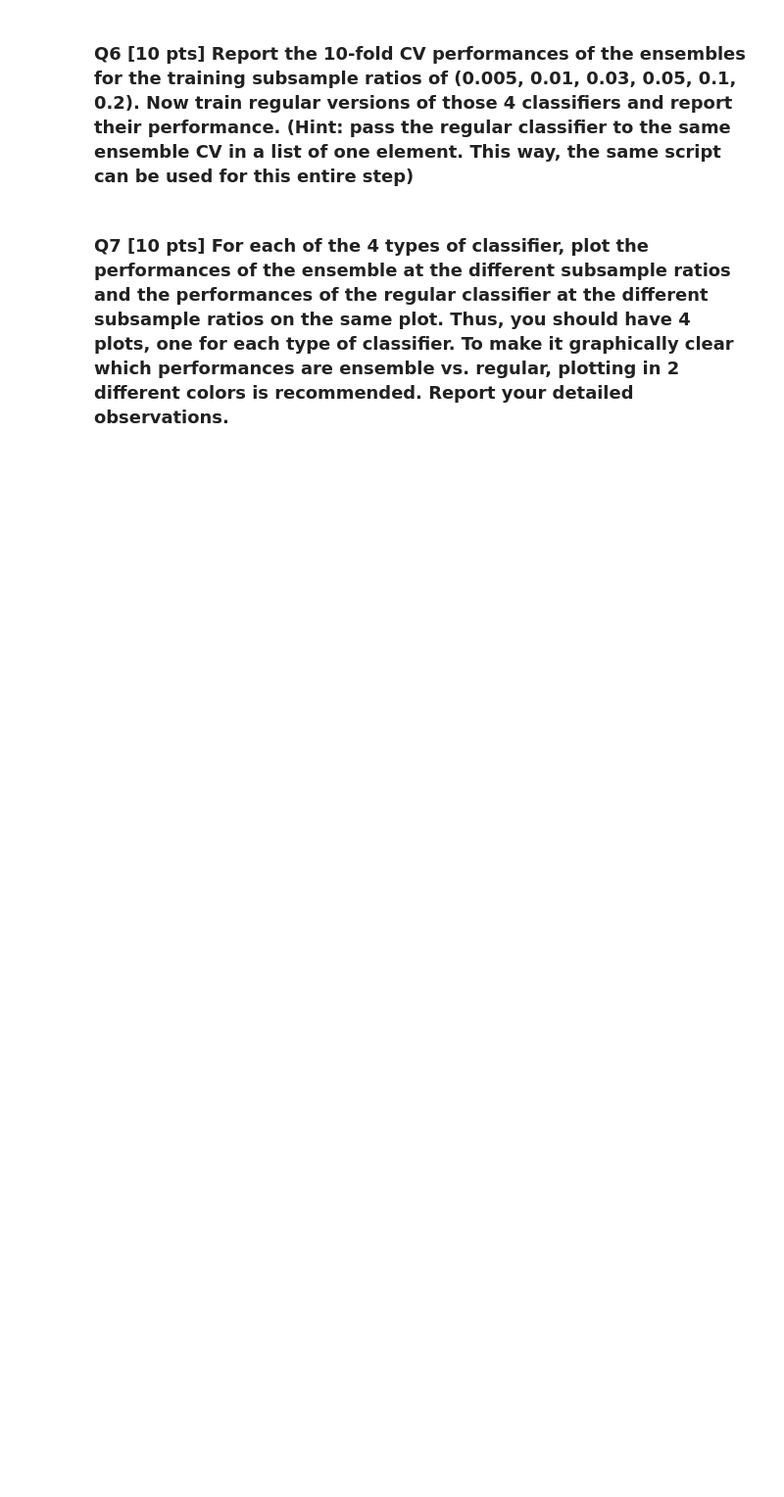
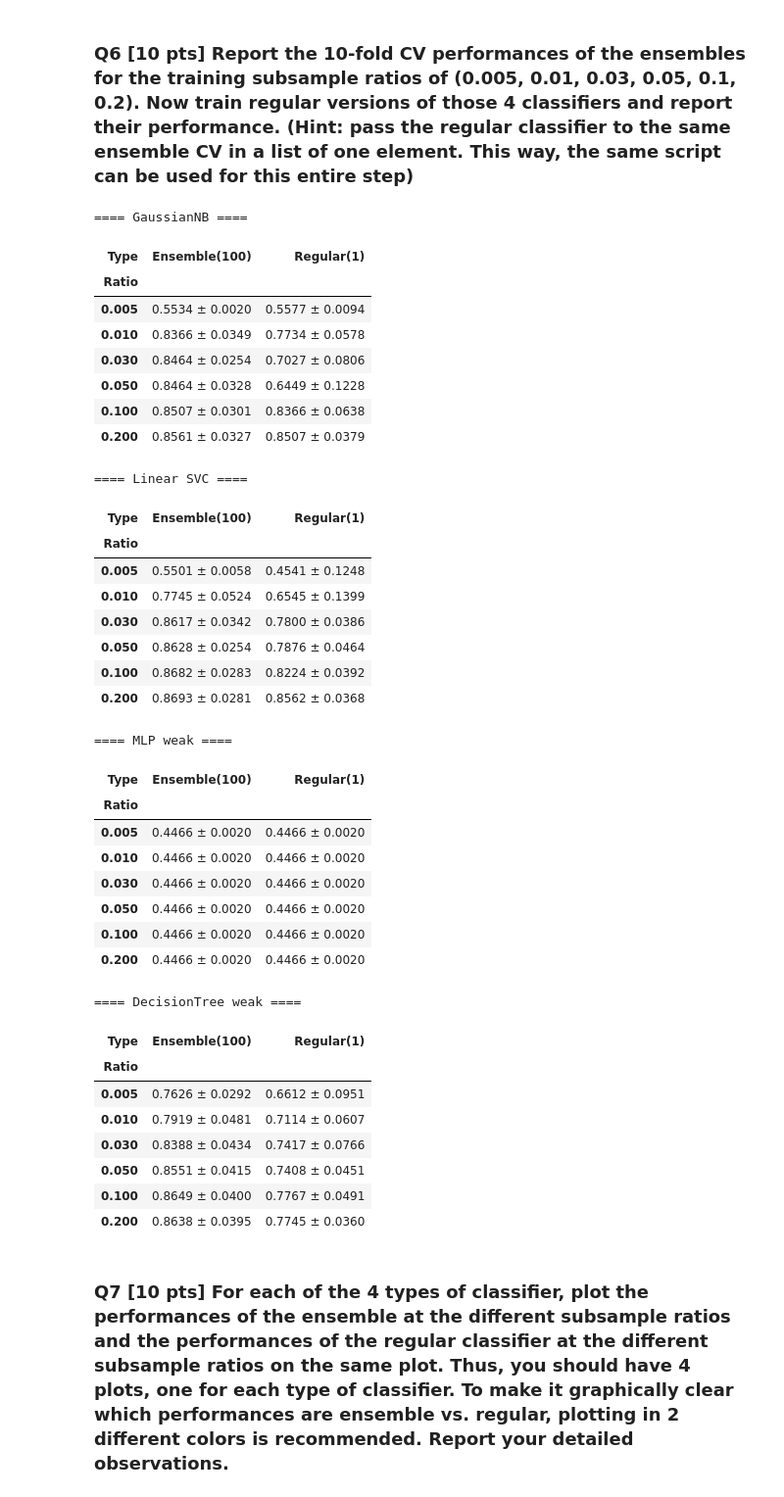
Before and after one commit to drenard921/JHU_AML, a Jupyter notebook: HW6/drenard_Assignment06_ML.ipynb, the cells around one changed output. Shown at 98% size. Drawn from its saved outputs; the diff is of its cells as text; code cells hidden in the pictures; blank space fills up the shorter version.

```diff
--- a/HW6/drenard_Assignment06_ML.ipynb
+++ b/HW6/drenard_Assignment06_ML.ipynb
@@ -42,4 +452,76 @@ classifier first.
 # %% [markdown]
 ### Q6 [10 pts] Report the 10-fold CV performances of the ensembles for the training subsample ratios of (0.005, 0.01, 0.03, 0.05, 0.1, 0.2). Now train regular versions of those 4 classifiers and report their performance. (Hint: pass the regular classifier to the same ensemble CV in a list of one element. This way, the same script can be used for this entire step)
+# %%
+# Ratios requested
+ratios = [0.005, 0.01, 0.03, 0.05, 0.1, 0.2]
+
+# We'll reuse your Q5 function:
+# eval_ensemble_cv(ensemble, subsample_ratio) -> (mean, std)
+
+def sweep_ratios(name, ensemble_list, ratios):
+    rows = []
+    for r in ratios:
+        mean_acc, std_acc = eval_ensemble_cv(ensemble_list, subsample_ratio=r)
+        rows.append({"Model": name, "Type": "Ensemble(100)", "Ratio": r,
+                     "MeanAcc": mean_acc, "StdAcc": std_acc})
+
+        # regular version: list of ONE element (as hinted)
+        mean_acc1, std_acc1 = eval_ensemble_cv([ensemble_list[0]], subsample_ratio=r)
+        rows.append({"Model": name, "Type": "Regular(1)", "Ratio": r,
+                     "MeanAcc": mean_acc1, "StdAcc": std_acc1})
+    return rows
+
+all_rows = []
+all_rows += sweep_ratios("GaussianNB", ensemble_gnb, ratios)
+all_rows += sweep_ratios("Linear SVC", ensemble_svc, ratios)
+all_rows += sweep_ratios("MLP weak", ensemble_mlp, ratios)
+all_rows += sweep_ratios("DecisionTree weak", ensemble_dt, ratios)
+
+results_df = pd.DataFrame(all_rows)
+
+# Pretty print: one model at a time
+for model_name in results_df["Model"].unique():
+    print("\n====", model_name, "====")
+    sub = results_df[results_df["Model"] == model_name].copy()
+    sub["Acc"] = sub.apply(lambda r: f"{r['MeanAcc']:.4f} ± {r['StdAcc']:.4f}", axis=1)
+    pivot = sub.pivot(index="Ratio", columns="Type", values="Acc")
+    display(pivot)
+# %% [output]
+==== GaussianNB ====
+| Type | Ensemble(100) | Regular(1) |
+| Ratio |  |  |
+| 0.005 | 0.5534 ± 0.0020 | 0.5577 ± 0.0094 |
+| 0.010 | 0.8366 ± 0.0349 | 0.7734 ± 0.0578 |
+| 0.030 | 0.8464 ± 0.0254 | 0.7027 ± 0.0806 |
+| 0.050 | 0.8464 ± 0.0328 | 0.6449 ± 0.1228 |
+| 0.100 | 0.8507 ± 0.0301 | 0.8366 ± 0.0638 |
+| 0.200 | 0.8561 ± 0.0327 | 0.8507 ± 0.0379 |
+==== Linear SVC ====
+| Type | Ensemble(100) | Regular(1) |
+| Ratio |  |  |
+| 0.005 | 0.5501 ± 0.0058 | 0.4541 ± 0.1248 |
+| 0.010 | 0.7745 ± 0.0524 | 0.6545 ± 0.1399 |
+| 0.030 | 0.8617 ± 0.0342 | 0.7800 ± 0.0386 |
+| 0.050 | 0.8628 ± 0.0254 | 0.7876 ± 0.0464 |
+| 0.100 | 0.8682 ± 0.0283 | 0.8224 ± 0.0392 |
+| 0.200 | 0.8693 ± 0.0281 | 0.8562 ± 0.0368 |
+==== MLP weak ====
+| Type | Ensemble(100) | Regular(1) |
+| Ratio |  |  |
+| 0.005 | 0.4466 ± 0.0020 | 0.4466 ± 0.0020 |
+| 0.010 | 0.4466 ± 0.0020 | 0.4466 ± 0.0020 |
+| 0.030 | 0.4466 ± 0.0020 | 0.4466 ± 0.0020 |
+| 0.050 | 0.4466 ± 0.0020 | 0.4466 ± 0.0020 |
+| 0.100 | 0.4466 ± 0.0020 | 0.4466 ± 0.0020 |
+| 0.200 | 0.4466 ± 0.0020 | 0.4466 ± 0.0020 |
+==== DecisionTree weak ====
+| Type | Ensemble(100) | Regular(1) |
+| Ratio |  |  |
+| 0.005 | 0.7626 ± 0.0292 | 0.6612 ± 0.0951 |
+| 0.010 | 0.7919 ± 0.0481 | 0.7114 ± 0.0607 |
+| 0.030 | 0.8388 ± 0.0434 | 0.7417 ± 0.0766 |
+| 0.050 | 0.8551 ± 0.0415 | 0.7408 ± 0.0451 |
+| 0.100 | 0.8649 ± 0.0400 | 0.7767 ± 0.0491 |
+| 0.200 | 0.8638 ± 0.0395 | 0.7745 ± 0.0360 |
 # %% [markdown]
 ### Q7 [10 pts] For each of the 4 types of classifier, plot the performances of the ensemble at the different subsample ratios and the performances of the regular classifier at the different subsample ratios on the same plot. Thus, you should have 4 plots, one for each type of classifier. To make it graphically clear which performances are ensemble vs. regular, plotting in 2 different colors is recommended. Report your detailed observations.
```
Also changed, not shown: parts of 15 cells of this notebook.
